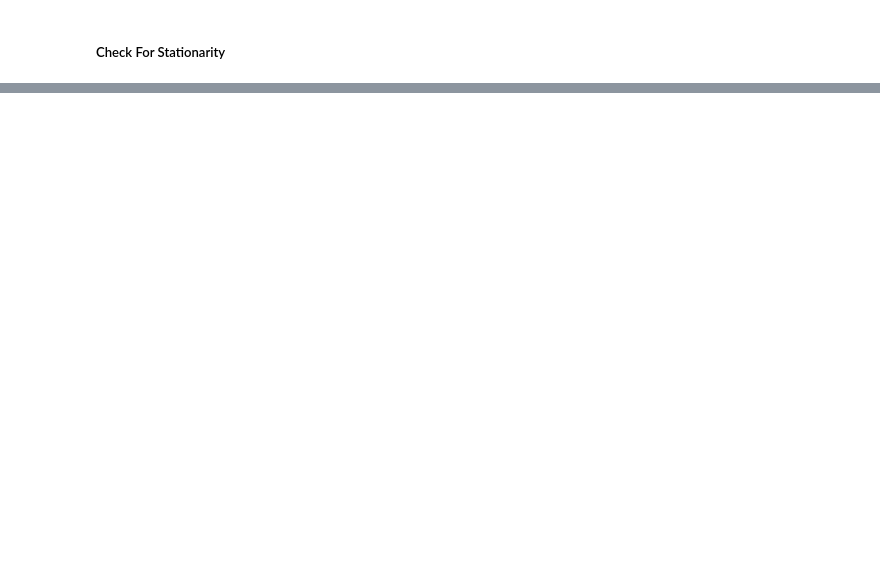
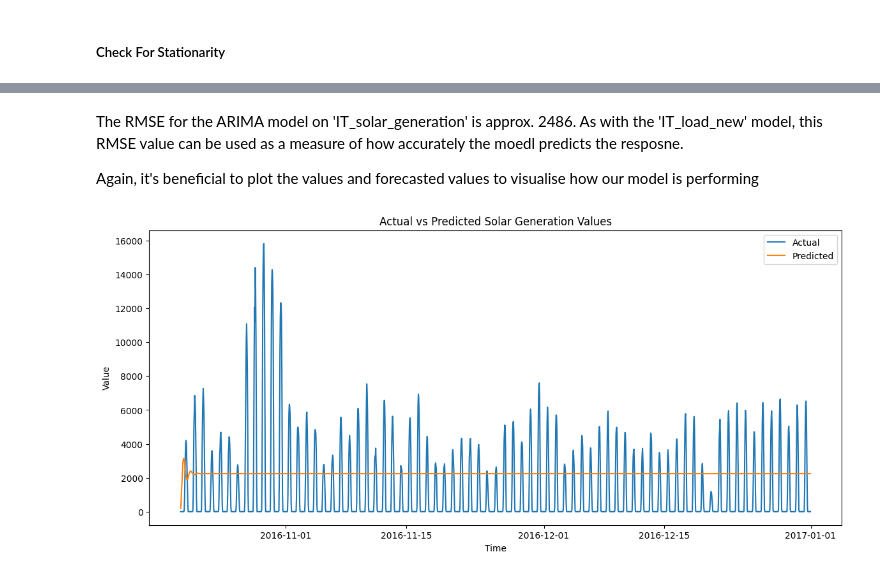
Before and after one commit to HishitaGupta/AI-ML-Progress, a Jupyter notebook: TimeSeriesForecasting/EnergyDemandForecasting.ipynb, the cells around one changed output, grey strips where cells are left out. Saved outputs shown, nothing was run; the diff lists cells and outputs as text; code cells hidden in the pictures; blank space fills up the shorter version.

```diff
--- a/TimeSeriesForecasting/EnergyDemandForecasting.ipynb
+++ b/TimeSeriesForecasting/EnergyDemandForecasting.ipynb
@@ -100,0 +280,17 @@ dtype: int64
+# %% [markdown]
+The RMSE for the ARIMA model on 'IT_solar_generation' is approx. 2486. As with the 'IT_load_new' model, this RMSE value can be used as a measure of how accurately the moedl predicts the resposne.
+
+Again, it's beneficial to plot the values and forecasted values to visualise how our model is performing
+# %%
+# PLot actual vs Predicted Values
+
+plt.figure(figsize=(14,6))
+plt.plot(data['utc_timestamp'][train_size:], test, label='Actual')
+plt.plot(data['utc_timestamp'][train_size:], predictions, label='Predicted')
+plt.xlabel('Time')
+plt.ylabel('Value')
+plt.legend()
+plt.title('Actual vs Predicted Solar Generation Values')
+plt.show()
+# %% [output]
+[figure, added]
```
Also changed, not shown: parts of 16 cells of this notebook.
